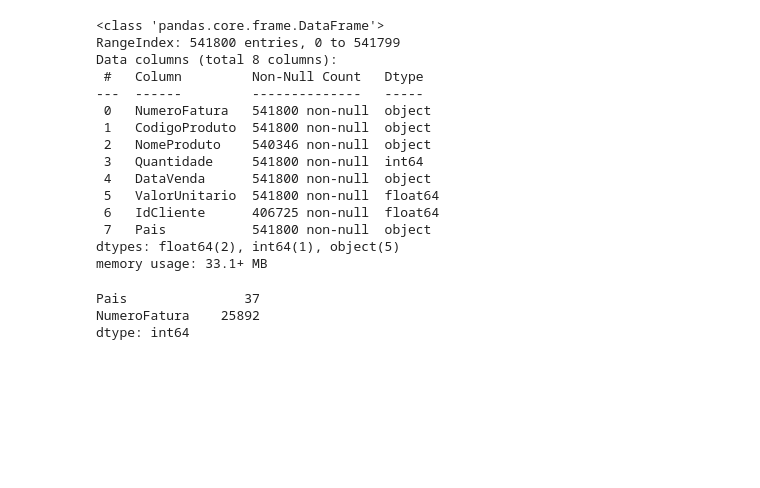
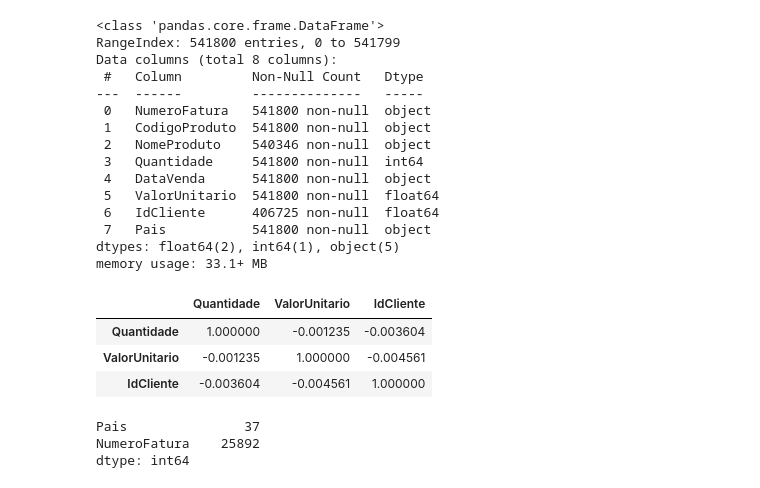
Before and after one commit to DSRodrigoA/DSRodrigoA, a Jupyter notebook: mba.ipynb, the cells around one changed output. Drawn from its saved outputs; the diff is of its cells as text; code cells hidden in the pictures; blank space fills up the shorter version.

```diff
--- a/mba.ipynb
+++ b/mba.ipynb
@@ -114,6 +119,13 @@ Data columns (total 8 columns):
  7   Pais           541800 non-null  object
 dtypes: float64(2), int64(1), object(5)
 memory usage: 33.1+ MB
+# %%
+dataset.corr()
+# %% [output]
+|  | Quantidade | ValorUnitario | IdCliente |
+| Quantidade | 1.000000 | -0.001235 | -0.003604 |
+| ValorUnitario | -0.001235 | 1.000000 | -0.004561 |
+| IdCliente | -0.003604 | -0.004561 | 1.000000 |
 # %%
 # Informações de agregação para valores únicos da Coluna 'Pais' e 'NumeroFatura'
 dataset[['Pais','NumeroFatura']].nunique()
```
Also changed, not shown: parts of 13 cells of this notebook.
